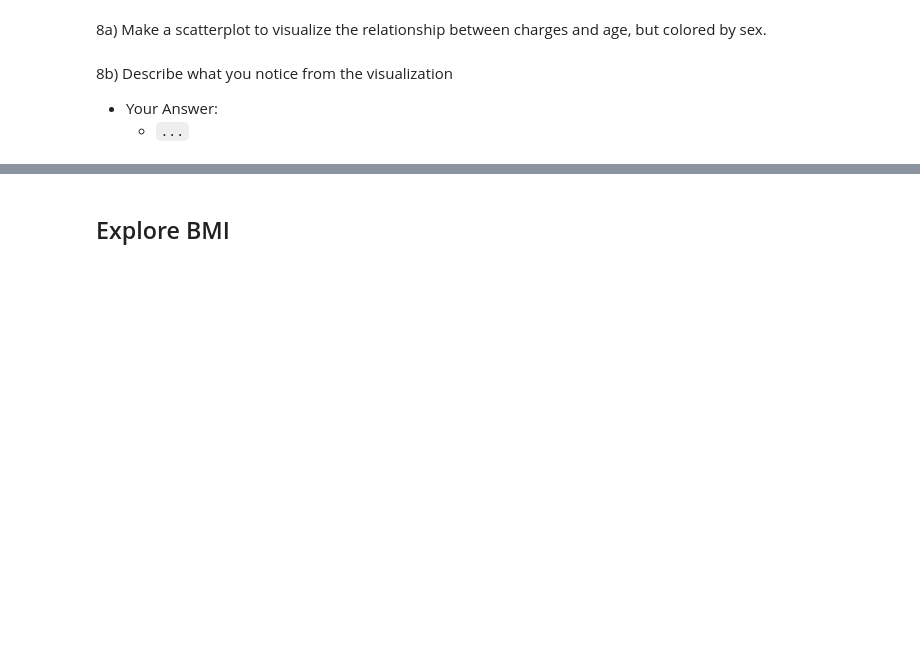
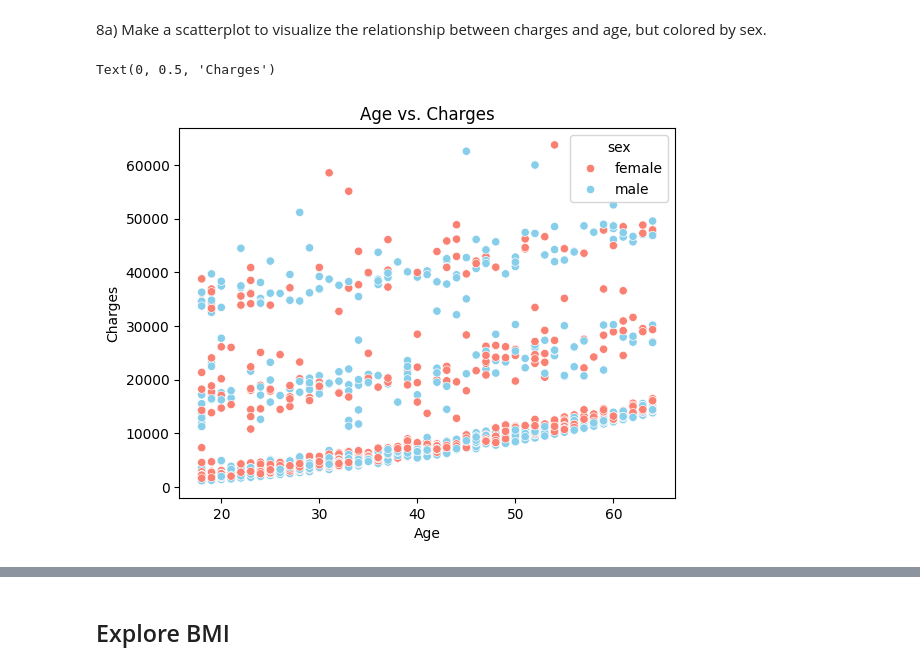
Before and after one commit to Rahafhosari/DataScience2024-2025, a Jupyter notebook: Data_Visualization_Core.ipynb, the cells around one changed output, grey strips where cells are left out. Cells and saved outputs as stored; diff of their text form; code cells hidden in the pictures; blank space fills up the shorter version.

```diff
--- a/Data_Visualization_Core.ipynb
+++ b/Data_Visualization_Core.ipynb
@@ -206,8 +232,11 @@ legend = ax.legend(title= "Smokers")
 8a) Make a scatterplot to visualize the relationship between charges and age, but colored by sex.
 # %%
 # make another scatterplot of charges vs age, but this time color the dots by sex
+palette =  {"female":"salmon","male":"skyblue"}
+ax = sns.scatterplot(data=df, x="age", y="charges",hue="sex",palette=palette)
+ax.set_title("Age vs. Charges")
+ax.set_xlabel("Age")
+ax.set_ylabel("Charges")
+# %% [output]
+Text(0, 0.5, 'Charges')
+[figure, added]
-# %% [markdown]
-8b) Describe what you notice from the visualization
-
-- Your Answer:
-  - `...`
```
Also changed, not shown: parts of 38 cells of this notebook.
